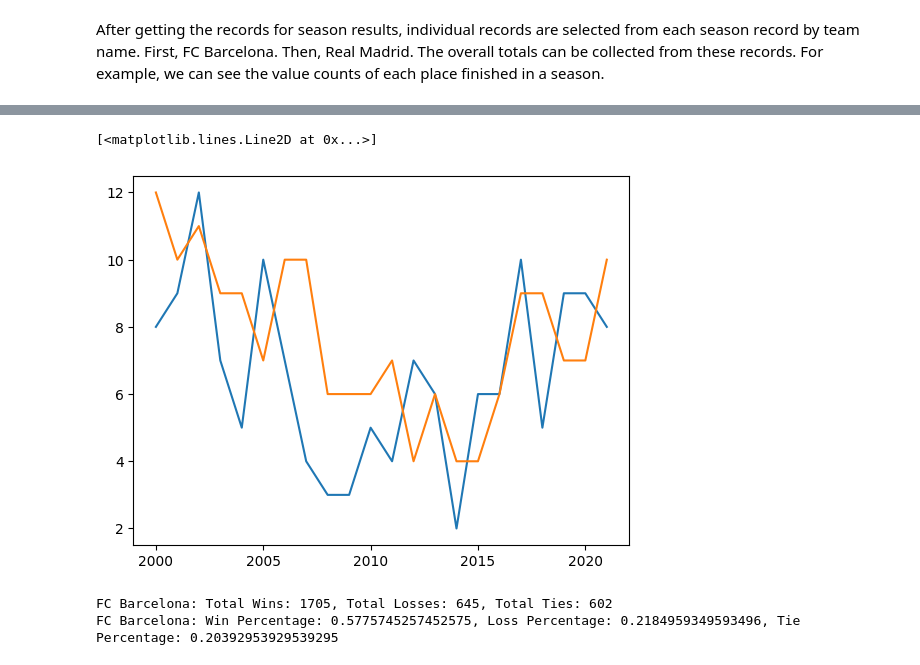
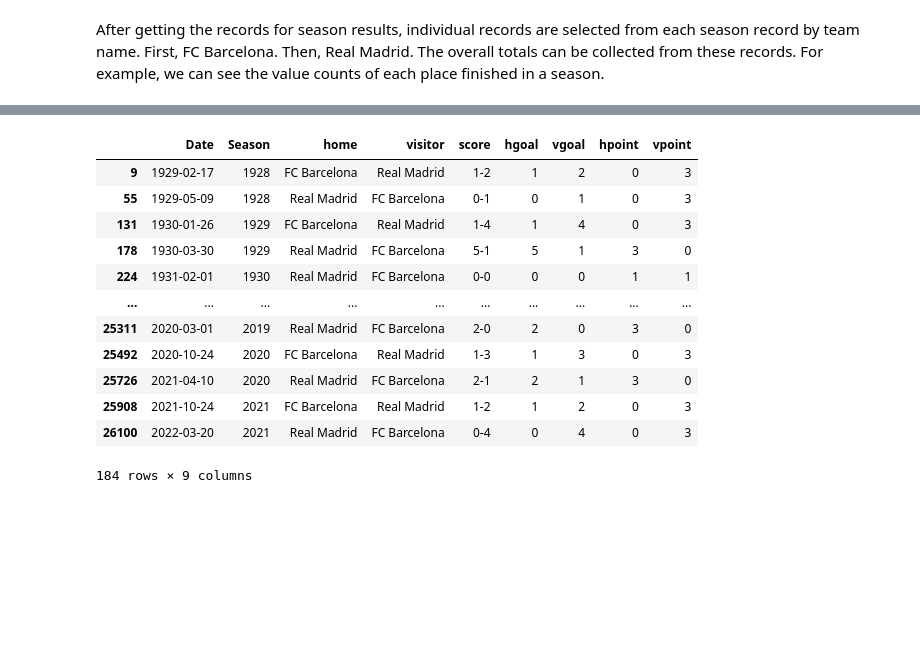
Before and after one commit to EvanDBush/soccer_rivalry_project, a Jupyter notebook: explore.ipynb, the cells around one changed output, grey strips where cells are left out. Saved outputs shown, nothing was run; the diff lists cells and outputs as text; code cells hidden in the pictures; blank space fills up the shorter version.

```diff
--- a/explore.ipynb
+++ b/explore.ipynb
@@ -78,20 +56,28 @@ plt.plot(recent_barcelona_results_df['Season'], recent_barcelona_results_df['Los
-# %%
-plt.plot(recent_madrid_results_df['Season'], recent_madrid_results_df['Ties'])
-plt.plot(recent_barcelona_results_df['Season'], recent_barcelona_results_df['Ties'])
-# %% [output]
-[<matplotlib.lines.Line2D at 0x...>]
-[figure, removed]
-# %%
-wins = barcelona_results_df['Wins'].sum()
-losses = barcelona_results_df['Losses'].sum()
-ties = barcelona_results_df['Ties'].sum()
-total_games = wins + losses + ties
-win_percentage = wins / total_games
-loss_percentage = losses / total_games
-tie_percentage = ties / total_games
-
-print(f'FC Barcelona: Total Wins: {wins}, Total Losses: {losses}, Total Ties: {ties}')
-print(f'FC Barcelona: Win Percentage: {win_percentage}, Loss Percentage: {loss_percentage}, Tie Percentage: {tie_percentage} ')
-# %% [output]
-FC Barcelona: Total Wins: 1705, Total Losses: 645, Total Ties: 602
-FC Barcelona: Win Percentage: 0.5775745257452575, Loss Percentage: 0.2184959349593496, Tie Percentage: 0.20392953929539295
+# %%
+#gets records for all games with home team as Barcelona
+barca_home_df = spain_df[spain_df['home'] == "FC Barcelona"]
+#gets records in barcelona home games where real madrid is visiting.
+barca_madrid_df = barca_home_df[barca_home_df['visitor'] == 'Real Madrid']
+# gets records for all games with home team as Real Madrid
+madrid_home_df = spain_df[spain_df['home'] == 'Real Madrid']
+#gets records in Real Madrid home games where Barcelona is the visiting team
+madrid_barca_df = madrid_home_df[madrid_home_df['visitor'] == 'FC Barcelona']
+
+#Combines home-away records for each team into a singel dataframe and sorts by date.
+head_to_head_list = [barca_madrid_df, madrid_barca_df]
+head_to_head_df = pd.concat(head_to_head_list).sort_values( by= 'Date')
+head_to_head_df
+# %% [output]
+|  | Date | Season | home | visitor | score | hgoal | vgoal | hpoint | vpoint |
+| 9 | 1929-02-17 | 1928 | FC Barcelona | Real Madrid | 1-2 | 1 | 2 | 0 | 3 |
+| 55 | 1929-05-09 | 1928 | Real Madrid | FC Barcelona | 0-1 | 0 | 1 | 0 | 3 |
+| 131 | 1930-01-26 | 1929 | FC Barcelona | Real Madrid | 1-4 | 1 | 4 | 0 | 3 |
+| 178 | 1930-03-30 | 1929 | Real Madrid | FC Barcelona | 5-1 | 5 | 1 | 3 | 0 |
+| 224 | 1931-02-01 | 1930 | Real Madrid | FC Barcelona | 0-0 | 0 | 0 | 1 | 1 |
+| ... | ... | ... | ... | ... | ... | ... | ... | ... | ... |
+| 25311 | 2020-03-01 | 2019 | Real Madrid | FC Barcelona | 2-0 | 2 | 0 | 3 | 0 |
+| 25492 | 2020-10-24 | 2020 | FC Barcelona | Real Madrid | 1-3 | 1 | 3 | 0 | 3 |
+| 25726 | 2021-04-10 | 2020 | Real Madrid | FC Barcelona | 2-1 | 2 | 1 | 3 | 0 |
+| 25908 | 2021-10-24 | 2021 | FC Barcelona | Real Madrid | 1-2 | 1 | 2 | 0 | 3 |
+| 26100 | 2022-03-20 | 2021 | Real Madrid | FC Barcelona | 0-4 | 0 | 4 | 0 | 3 |
+184 rows × 9 columns
```
Also changed, not shown: parts of 6 cells of this notebook.
